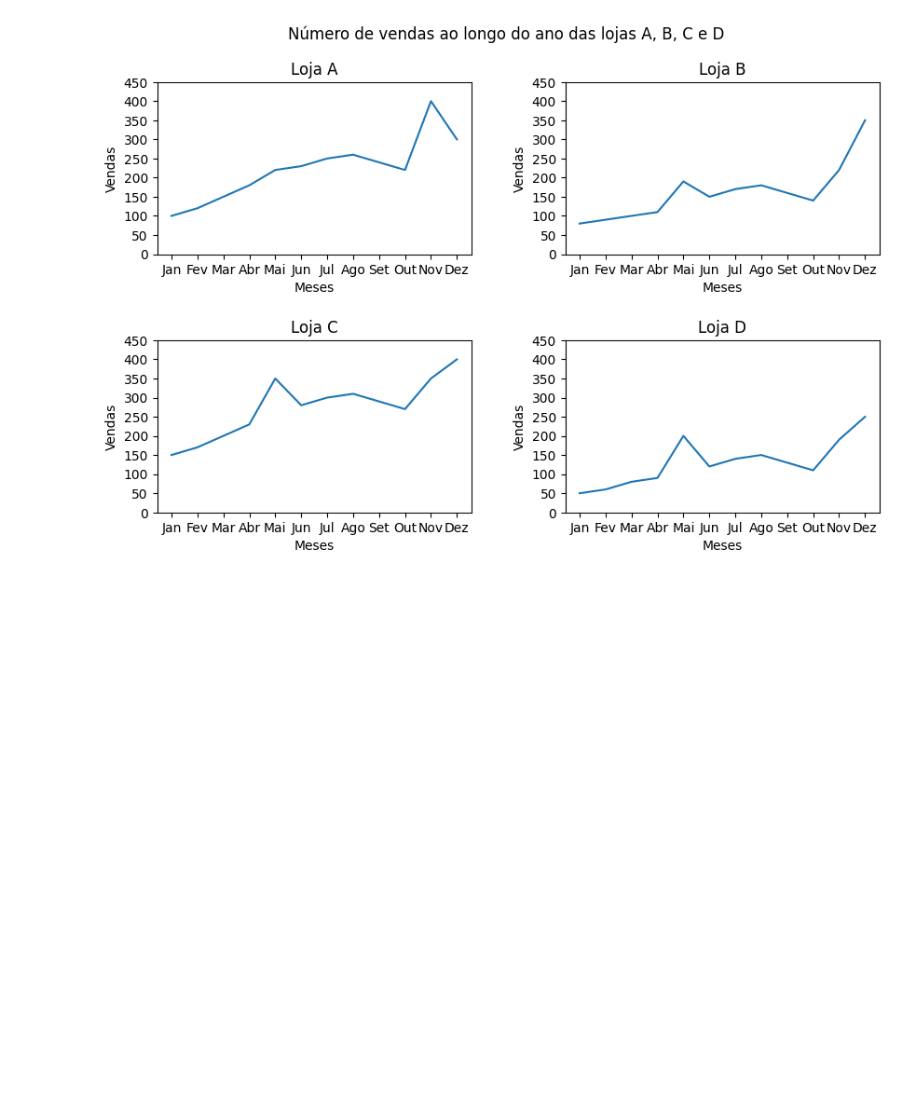
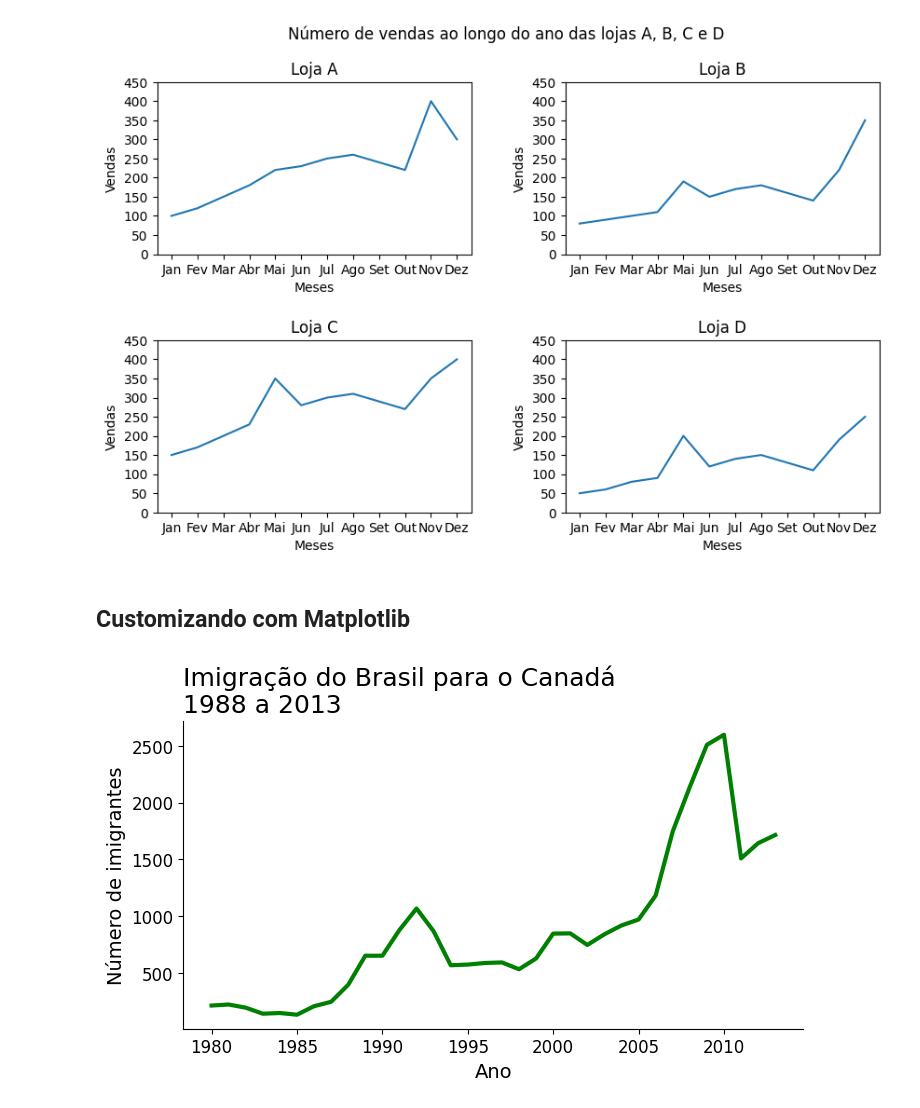
Before and after one commit to Matheus-Pombeiro/canada_imigrants, a Jupyter notebook: canada_imigrants.ipynb, the cells around one changed output. Cells and saved outputs as stored; diff of their text form; code cells hidden in the pictures; blank space fills up the shorter version.

Commit message:
feat: Third class - Customizing with Matplotlib

```diff
--- a/canada_imigrants.ipynb
+++ b/canada_imigrants.ipynb
@@ -434,3 +434,26 @@ for ax in axs.ravel():
 plt.show()
 # %% [output]
 [figure]
+# %% [markdown]
+## Customizando com Matplotlib
+# %%
+# Plotting a chart and customizing it
+fig, ax = plt.subplots(figsize=(8,4))
+ax.plot(dados_brasil['ano'], dados_brasil['imigrantes'], lw=3, color='g')
+ax.set_title('Imigração do Brasil para o Canadá\n1988 a 2013', fontsize=18, loc='left')
+ax.set_xlabel('Ano', fontsize=14)
+ax.set_ylabel('Número de imigrantes', fontsize=14)
+ax.xaxis.set_tick_params(labelsize=12)
+ax.yaxis.set_tick_params(labelsize=12)
+ax.xaxis.set_major_locator(plt.MultipleLocator(5))
+
+# Retirando as linhas de cima e da direira
+ax.spines[['top', 'right']].set_visible(False)
+
+# Salvando o gráfico em .png
+fig.savefig('imigracao_brasil_canada.png', transparent=False, dpi=300, bbox_inches='tight')
+
+
+plt.show()
+# %% [output]
+[figure, added]
```
Also changed, not shown: parts of 9 cells of this notebook.
